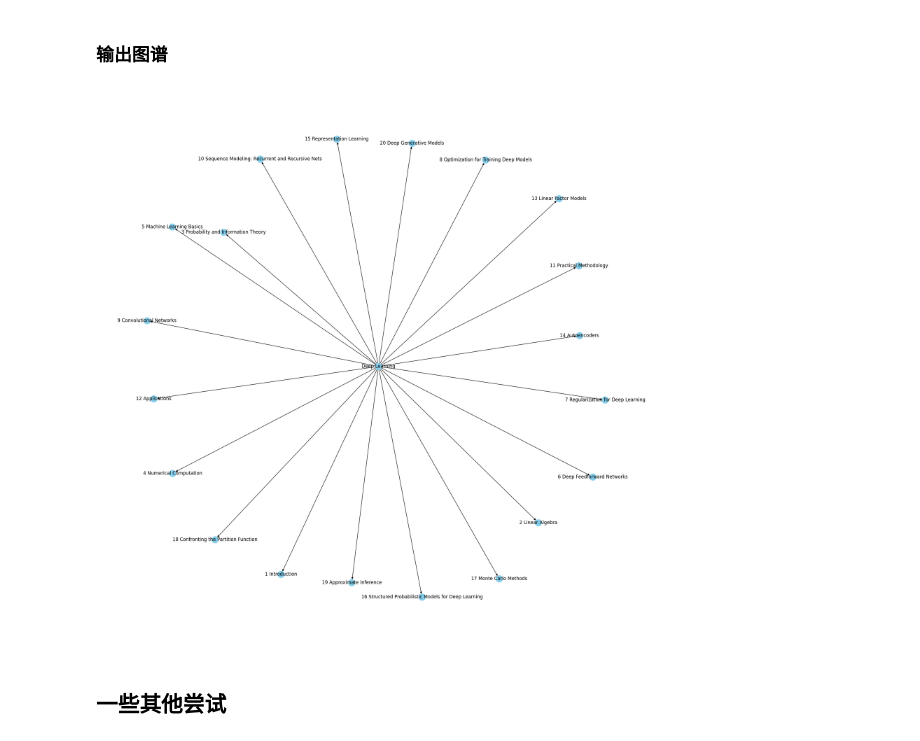
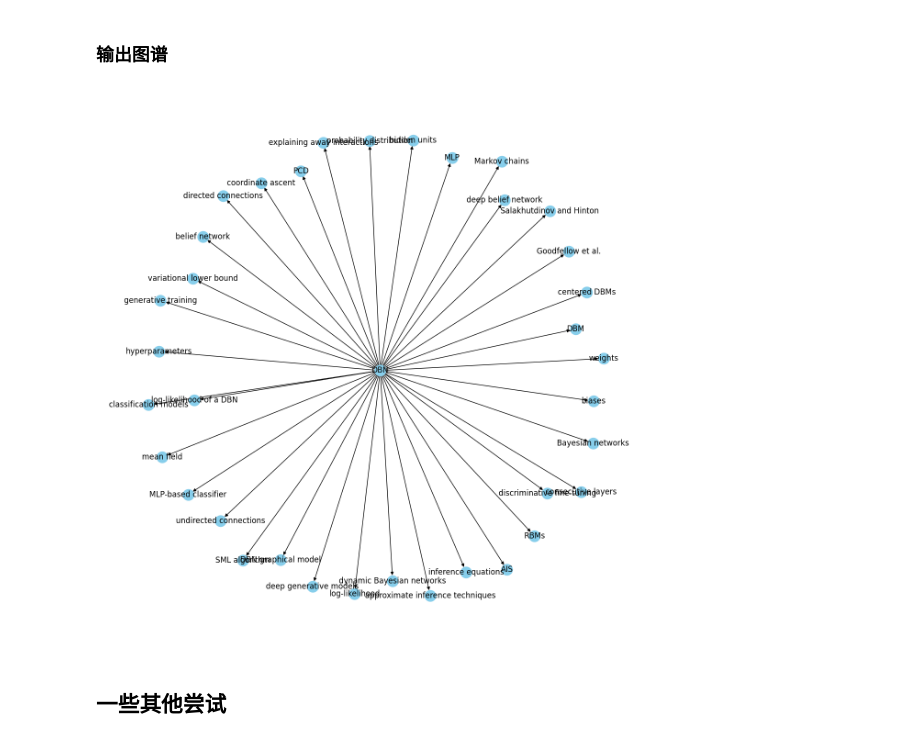
Before and after one commit to Try2beby/kg, a Jupyter notebook: src/Deep_Learning_RE_20231127.ipynb, the cells around one changed output. Saved outputs shown, nothing was run; the diff lists cells and outputs as text; code cells hidden in the pictures.

```diff
--- a/src/Deep_Learning_RE_20231127.ipynb
+++ b/src/Deep_Learning_RE_20231127.ipynb
@@ -130,7 +262,34 @@ for i in range(1, 21):
 # %% [markdown]
 ### 实体清理
 # %%
-not_use_entity_set = {'man', 'male', 'woman', '8½'}
-not_use_relation_set = {'located in the administrative territorial entity'}
+not_use_entity_set = {"matrix W", "sensor\\", "base distribution p(x)"}
+relations_set = {
+    "based on",
+    "facet of",
+    "part of",
+    "instance of",
+    "subject of",
+    "subclass of",
+    "use",
+    "used by",
+    "method of",
+    "measure of",
+    " instance of",
+    "algorithm for",
+    "contains",
+    "defined by",
+    "includes",
+    "is a",
+}
+pattern_list = [
+    "(^([0-9]+|[A-Za-z])$)",  # 匹配纯数字或单个字母
+    "(\\b[A-Z][a-z]*([-][A-Z][a-z]*)?,\s[A-Z]([-][A-Z])?(\.[A-Z]?[-]?)*\.)",  # 匹配人名，如Rezende, D. J.和Wierstra, D.
+    "(.*\(\d{4}\))",  # 匹配以(年份)结尾的任意字符串
+    "([A-Za-z]+\([A-Z]\))",  # 匹配p(x), f(x), sin(x)等
+    "(algorithm\s\d+\.\d+)",  # 匹配algorithm 18.1
+    "(([A-Z]+(?:\s|-)){1,}[A-Z]+)",  # 匹配章节名称，如NEGATIVE LOG-LIKELIHOOD
+    "(Figure\s\d+\.\d+)",  # 匹配Figure 9.15
+]
+max_len = 35  # 限制长度
 # %%
 semantic_set = set()
@@ -203,2 +400,2 @@ def include_co_presence(entity_set):
 # %%
-include_relations, co_presence_relations = include_co_presence(entity_set)
+include_relations, co_presence_relations, location_set = include_co_presence(entity_dict)
@@ -223,6 +438,6 @@ include_relations[0]
 # %%
 structure_relations = (
-    p_relations + c_relations + list(co_presence_relations) + include_relations
+    p_relations + c_relations + list(co_presence_relations) + list(include_relations)
 )
 # %%
 len(structure_relations)
@@ -263,17 +497,17 @@ kg_df = pd.DataFrame(structure_relations, columns=['head', 'relation', 'tail'])
 # %%
 # create a directed-graph from a dataframe
-G=nx.from_pandas_edgelist(kg_df[(kg_df['relation']=='目录')], "head", "tail", edge_attr=True, create_using=nx.MultiDiGraph())
+G=nx.from_pandas_edgelist(kg_df[(kg_df['relation']=='co_presence') & (kg_df['head']== 'DBN')], "head", "tail", edge_attr=True, create_using=nx.MultiDiGraph())
 # %% [markdown]
 ### 输出图谱
 # %%
-plt.figure(figsize=(20,20))
+plt.figure(figsize=(12,12))
 
 
 pos = nx.spring_layout(G)
 nx.draw(G, with_labels=True, node_color='skyblue', edge_cmap=plt.cm.Blues, pos = pos)
 plt.show()
 # %% [output]
-[figure, old version]
+[figure, new version]
 # %% [markdown]
 ## 一些其他尝试
 # %% [markdown]
```
Also changed, not shown: parts of 52 cells of this notebook, 3 other files.
